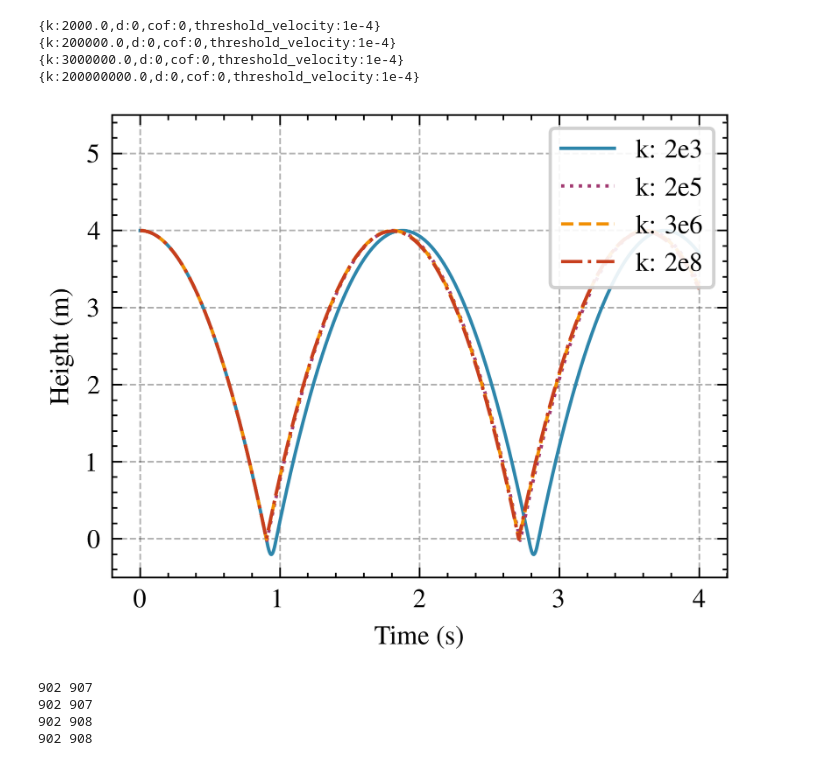
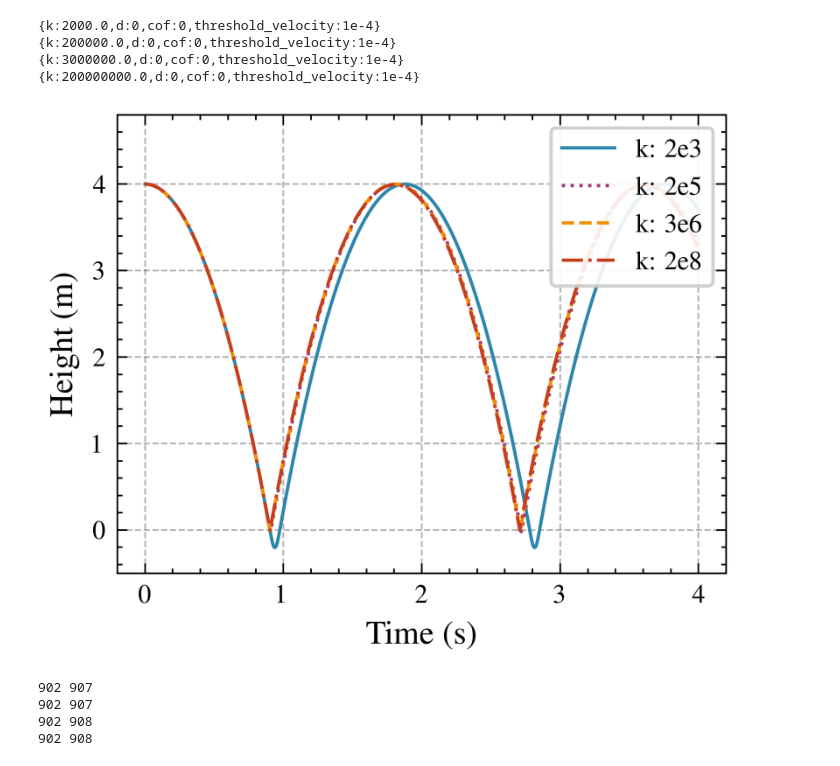
Before and after one commit to leitianjian/sire, a Jupyter notebook: demo/demo_paper/sire/bouncing_ball/demo_bouncing_ball.ipynb, the cells around one changed output. Cells and saved outputs as stored; diff of their text form; code cells hidden in the pictures.

Commit message:
data submit of paper experiments

```diff
--- a/demo/demo_paper/sire/bouncing_ball/demo_bouncing_ball.ipynb
+++ b/demo/demo_paper/sire/bouncing_ball/demo_bouncing_ball.ipynb
@@ -51,38 +51,38 @@ with plt.style.context(['science','ieee', 'grid']):
   for i in range(len(parameters)):
     pltResult = result[i][1]
     timeIndices = pltResult['timeIndex']
     contactInfo = pltResult["contactInfo"]
     partpq = pltResult["partPq"]
     partvs = pltResult["partVs"]
     partas = pltResult["partAs"]
     dts = pltResult["dts"]
     x = []
     y = []
     yv = []
 
     lowerBound = sire.binarySearch(timeIndices, 0)
     upperBound = sire.binarySearch(timeIndices, 10)
 
     for j in range(lowerBound, upperBound + 1):
       # print(i, timeIndices[i], dts[i], partpq[i][1], partvs[i][1], partas[i][1], contactInfo[i])
       x.append(timeIndices[j])
       y.append(sire.pq2tfmatrix(partpq[j][1])[2, 3]-0.5)  # z position from transformation matrix
       yv.append(partvs[j][1][2])  # z velocity
     # .append(f"k: {parameters[i][0]:.1e},d: {parameters[i][1]}")
     # plt.plot(x, y, linewidth=1, label=f"k: {parameters[i][0]:.1e},d: {parameters[i][1]}")
     plt.plot(x, y, linewidth=1, label=f"k: {simple_sci_format(parameters[i][0])}", color=scientific_colors[i], linestyle=linestyles[i % 4])
 
   # plt.legend(loc="best", fontsize=8)
   plt.legend(framealpha=0.9, loc="upper right")
-  plt.ylim(top=5.5, bottom=-0.5)
-  plt.ylabel(r'Height (m)')
-  plt.xlabel(r'Time (s)')
+  plt.ylim(top=4.8, bottom=-0.5)
+  plt.ylabel(r'Height (m)', fontsize=10)
+  plt.xlabel(r'Time (s)', fontsize=10)
   # plt.title('Bouncing ball by proposed method')
   plt.grid(True, alpha=0.3)
-  plt.savefig("D:/papers/sire_contact_model/res/sphere_free_fall_height_data_sire.pdf", format="pdf")
+  plt.savefig("D:/papers/sire_contact_model/res/sphere_free_fall_height_data_sire.pdf", format="pdf", dpi=600, bbox_inches='tight')
   plt.show()
 # %% [output]
-[figure, old version]
+[figure, new version]
 # %%
 with plt.style.context(['science','ieee']):
   legendStrs = []
```
Also changed, not shown: parts of 9 cells of this notebook, 18 other files.
